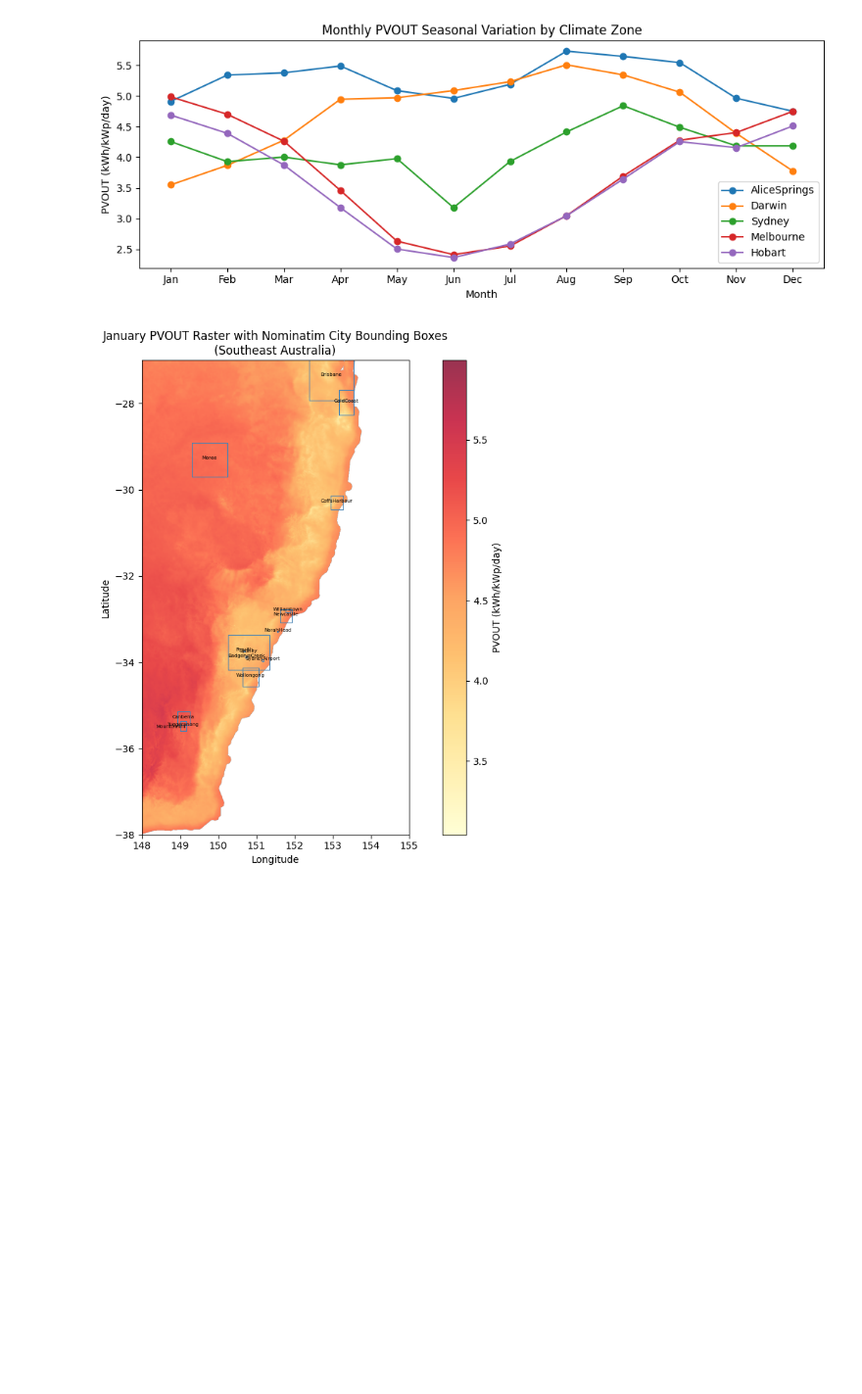
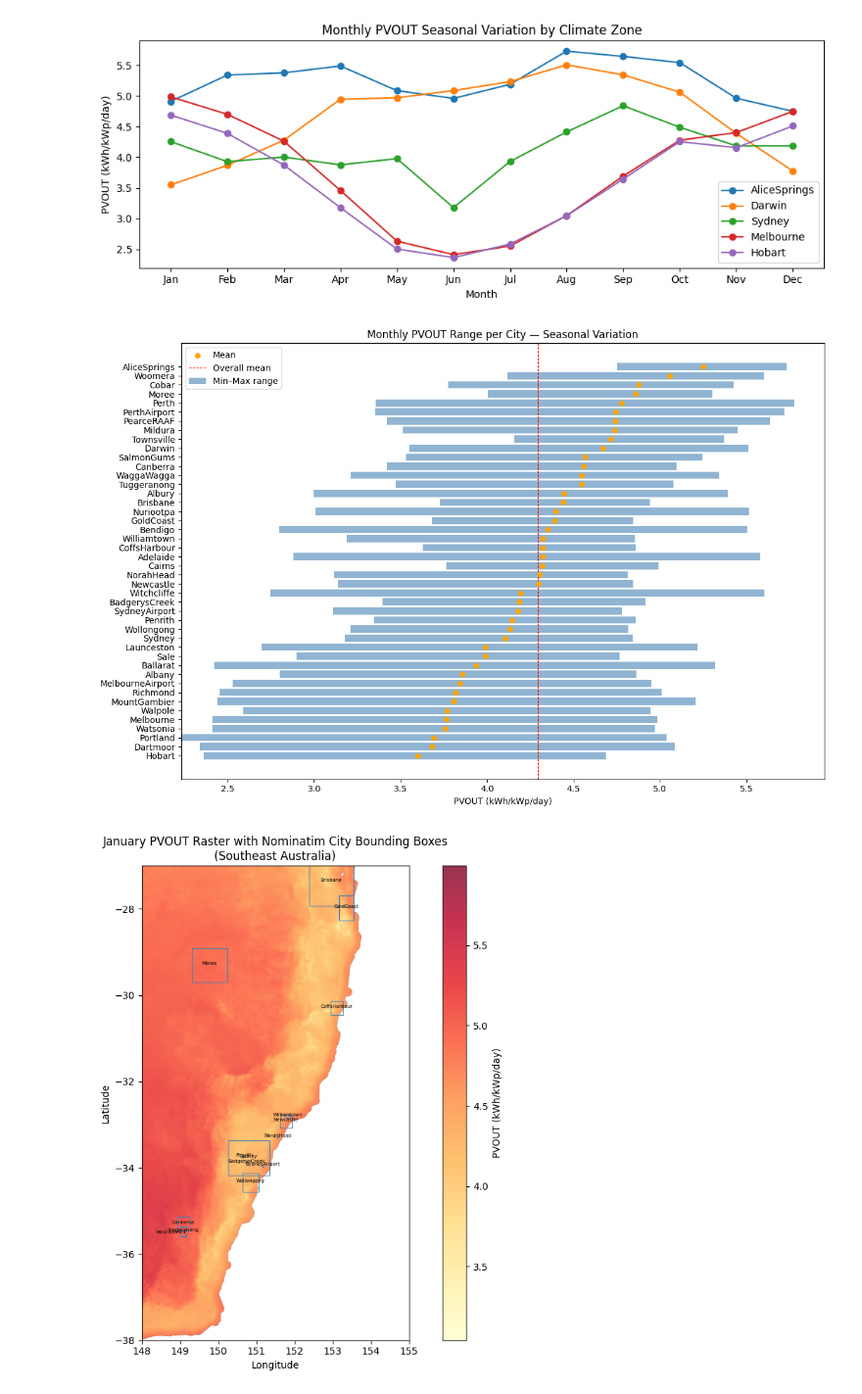
Before and after one commit to BrenJay23/ai_labs_assessment, a Jupyter notebook: notebooks/01_solar_exploration.ipynb, the cells around one changed output. Shown at 98% size. Cells and saved outputs as stored; diff of their text form; code cells hidden in the pictures; blank space fills up the shorter version.

```diff
--- a/notebooks/01_solar_exploration.ipynb
+++ b/notebooks/01_solar_exploration.ipynb
@@ -236,6 +258,46 @@ plt.tight_layout()
 plt.show()
 # %% [output]
 [figure]
+# %%
+# Monthly PVOUT range per city — min, max, mean
+pvout_stats = {
+    city: {
+        "min": min(months.values()),
+        "max": max(months.values()),
+        "mean": sum(months.values()) / len(months.values()),
+    }
+    for city, months in city_pvout_monthly.items()
+    if all(v is not None for v in months.values())
+}
+
+pvout_df = pd.DataFrame(pvout_stats).T.sort_values("mean", ascending=True)
+
+fig, ax = plt.subplots(figsize=(12, 8))
+ax.barh(
+    pvout_df.index,
+    pvout_df["max"] - pvout_df["min"],
+    left=pvout_df["min"],
+    color="steelblue",
+    alpha=0.6,
+    label="Min–Max range",
+)
+ax.scatter(
+    pvout_df["mean"], pvout_df.index, color="orange", zorder=5, s=30, label="Mean"
+)
+ax.axvline(
+    pvout_df["mean"].mean(),
+    color="red",
+    linestyle="--",
+    linewidth=0.8,
+    label="Overall mean",
+)
+ax.set_xlabel("PVOUT (kWh/kWp/day)")
+ax.set_title("Monthly PVOUT Range per City — Seasonal Variation")
+ax.legend()
+plt.tight_layout()
+plt.show()
+# %% [output]
+[figure, added]
 # %%
 import geopandas as gpd
 
```
Also changed, not shown: parts of 12 cells of this notebook, 3 other files.
